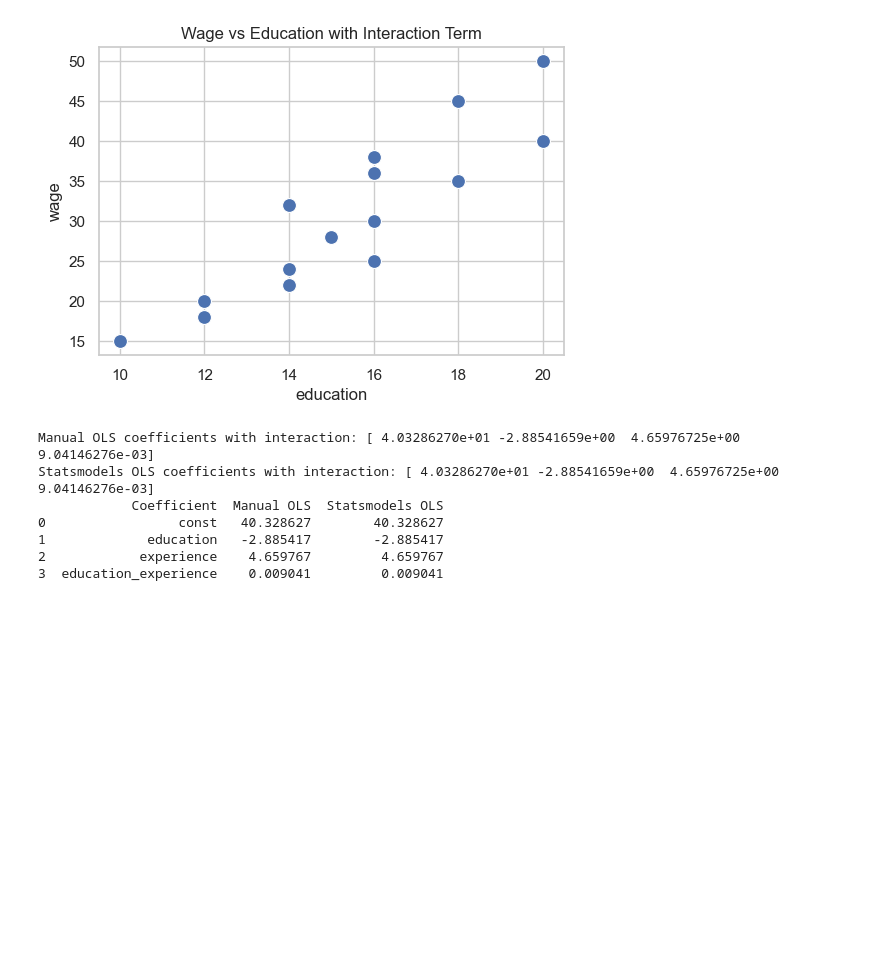
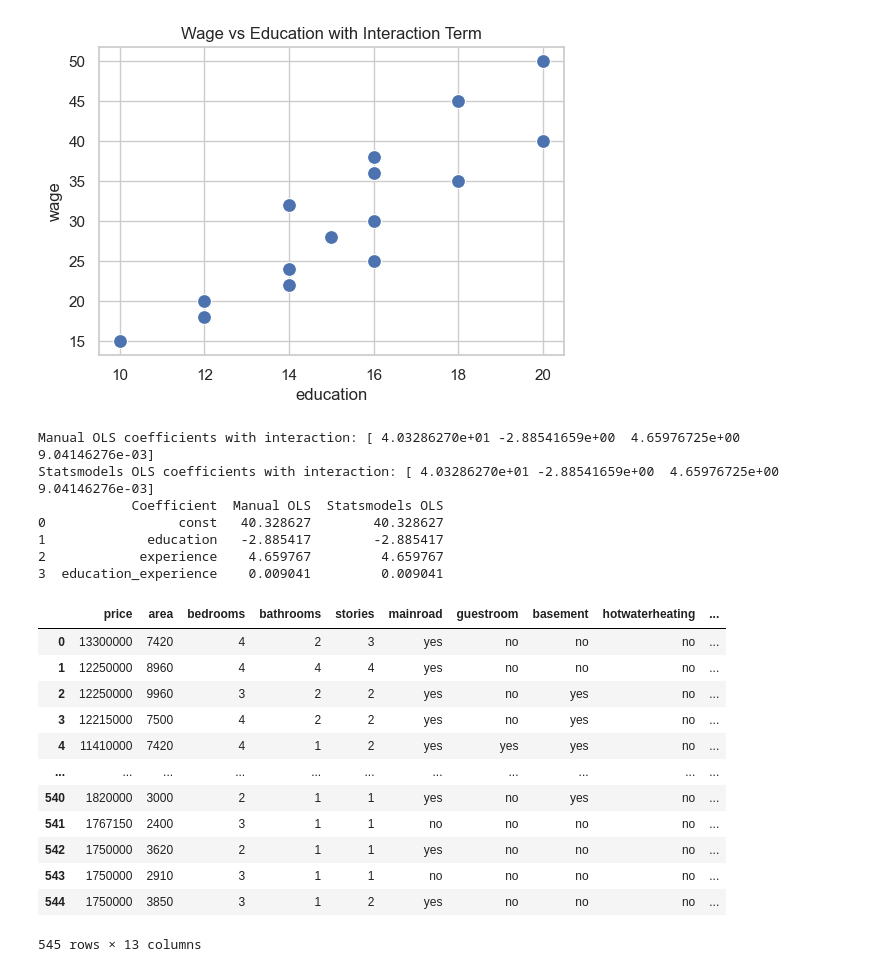
Before and after one commit to boyu571/ECO624, a Jupyter notebook: linear_regression_notebook.ipynb, the cells around one changed output. Cells and saved outputs as stored; diff of their text form; code cells hidden in the pictures; blank space fills up the shorter version.

```diff
--- a/linear_regression_notebook.ipynb
+++ b/linear_regression_notebook.ipynb
@@ -239,3 +245,20 @@ Statsmodels OLS coefficients with interaction: [ 4.03286270e+01 -2.88541659e+00
 1             education   -2.885417        -2.885417
 2            experience    4.659767         4.659767
 3  education_experience    0.009041         0.009041
+# %%
+df = pd.read_csv('Housing.csv')
+df
+# %% [output]
+|  | price | area | bedrooms | bathrooms | stories | mainroad | guestroom | basement | hotwaterheating | ... |
+| 0 | 13300000 | 7420 | 4 | 2 | 3 | yes | no | no | no | ... |
+| 1 | 12250000 | 8960 | 4 | 4 | 4 | yes | no | no | no | ... |
+| 2 | 12250000 | 9960 | 3 | 2 | 2 | yes | no | yes | no | ... |
+| 3 | 12215000 | 7500 | 4 | 2 | 2 | yes | no | yes | no | ... |
+| 4 | 11410000 | 7420 | 4 | 1 | 2 | yes | yes | yes | no | ... |
+| ... | ... | ... | ... | ... | ... | ... | ... | ... | ... | ... |
+| 540 | 1820000 | 3000 | 2 | 1 | 1 | yes | no | yes | no | ... |
+| 541 | 1767150 | 2400 | 3 | 1 | 1 | no | no | no | no | ... |
+| 542 | 1750000 | 3620 | 2 | 1 | 1 | yes | no | no | no | ... |
+| 543 | 1750000 | 2910 | 3 | 1 | 1 | no | no | no | no | ... |
+| 544 | 1750000 | 3850 | 3 | 1 | 2 | yes | no | no | no | ... |
+545 rows × 13 columns
```
Also changed, not shown: parts of 6 cells of this notebook.
